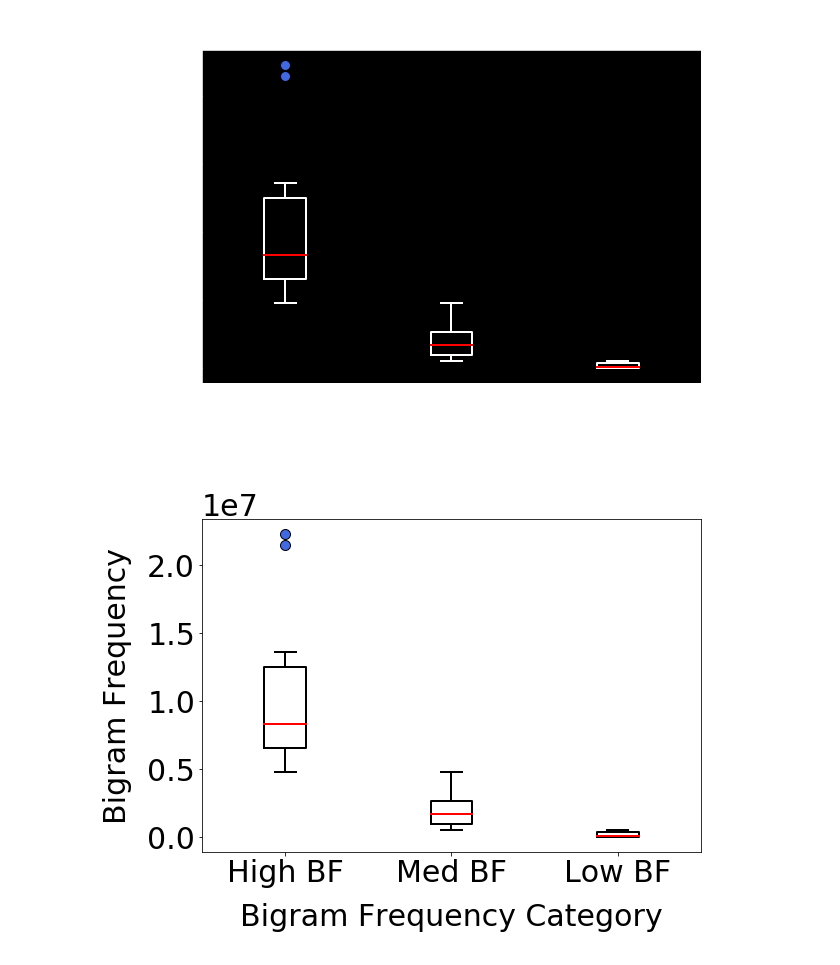
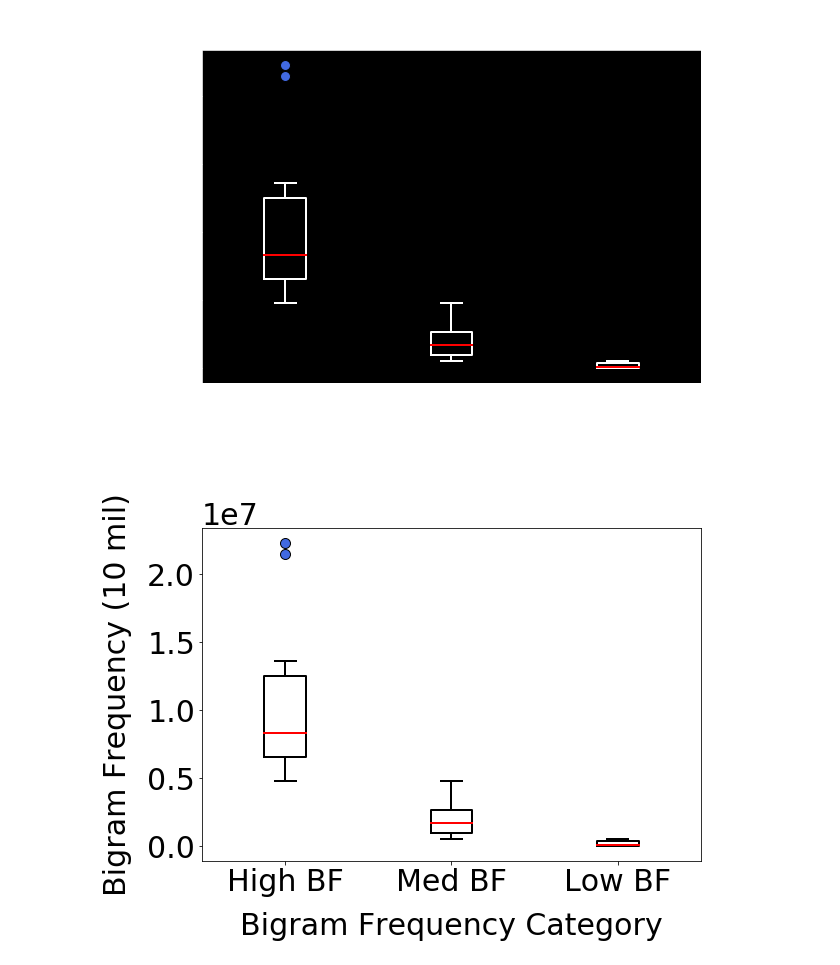
Before and after one commit to rruopp/typingexp, a Jupyter notebook: typing_task_analysis/group_analysis_V1.ipynb, the cells around one changed output. Drawn from its saved outputs; the diff is of its cells as text; code cells hidden in the pictures.

```diff
--- a/typing_task_analysis/group_analysis_V1.ipynb
+++ b/typing_task_analysis/group_analysis_V1.ipynb
@@ -1719,35 +1723,35 @@ fig, ax = plt.subplots(figsize=(9.25, 7))
 boxprops = dict(linestyle='-', linewidth=2, color = 'black')
 whiskerprops = dict(linewidth=2, color = 'black')
 capprops = dict(linewidth=2, color = 'black')
 flierprops = dict(markerfacecolor='royalblue', markersize=10)
 medianprops = dict(linewidth=2, color='red')
 
 ax.boxplot(D, positions=x, boxprops=boxprops, whiskerprops=whiskerprops, capprops=capprops,
           flierprops=flierprops, medianprops=medianprops)
 
 plt.xlim([1, 7])
 plt.xticks(x, ('High BF', 'Med BF', 'Low BF'))
 plt.xlabel("Bigram Frequency Category", labelpad=15)
 # plt.ylim([0, 0.8])
-plt.ylabel("Bigram Frequency", labelpad=15)
+plt.ylabel("Bigram Frequency (10 mil)", labelpad=15)
 plt.title("")
 # plt.legend(loc="best")
 
 ax.set_facecolor('white')
 ax.spines['top'].set_visible(True)
 ax.spines['top'].set_color('black')
 ax.spines['bottom'].set_visible(True)
 ax.spines['bottom'].set_color('black')
 ax.spines['left'].set_visible(True)
 ax.spines['left'].set_color('black')
 ax.spines['right'].set_visible(True)
 ax.spines['right'].set_color('black')
 
 fig.tight_layout()
 plt.savefig('wf.png', dpi=300, facecolor = fig.get_facecolor(), edgecolor = 'none')
 plt.show()
 # %% [output]
-[figure, old version]
+[figure, new version]
 # %%
 ## plotting total trial error by WF
 plt.rcParams['font.size'] = '30'
```
Also changed, not shown: parts of 18 cells of this notebook, 4 other files.
